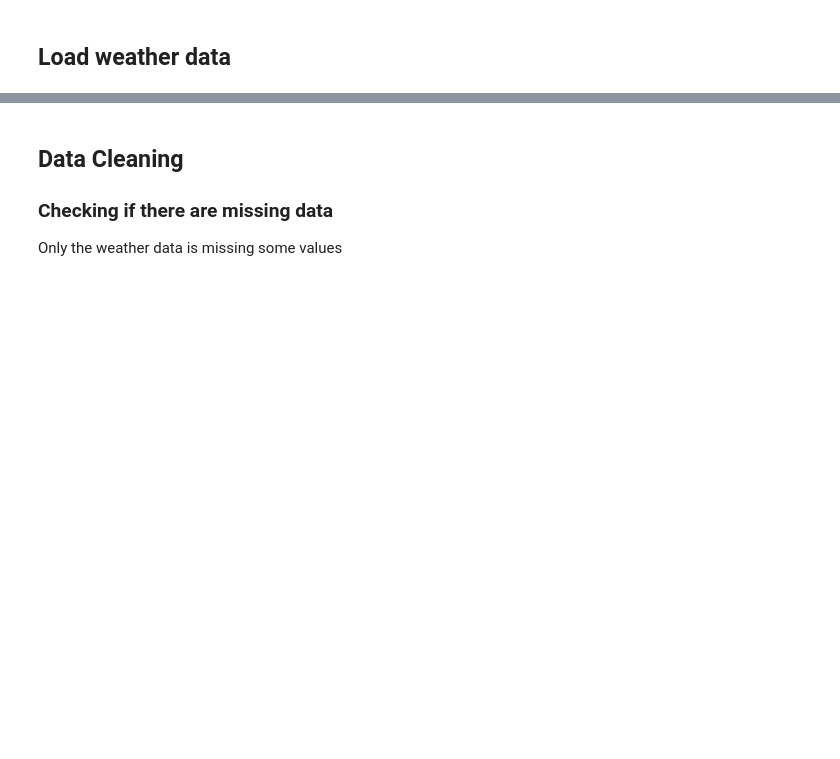
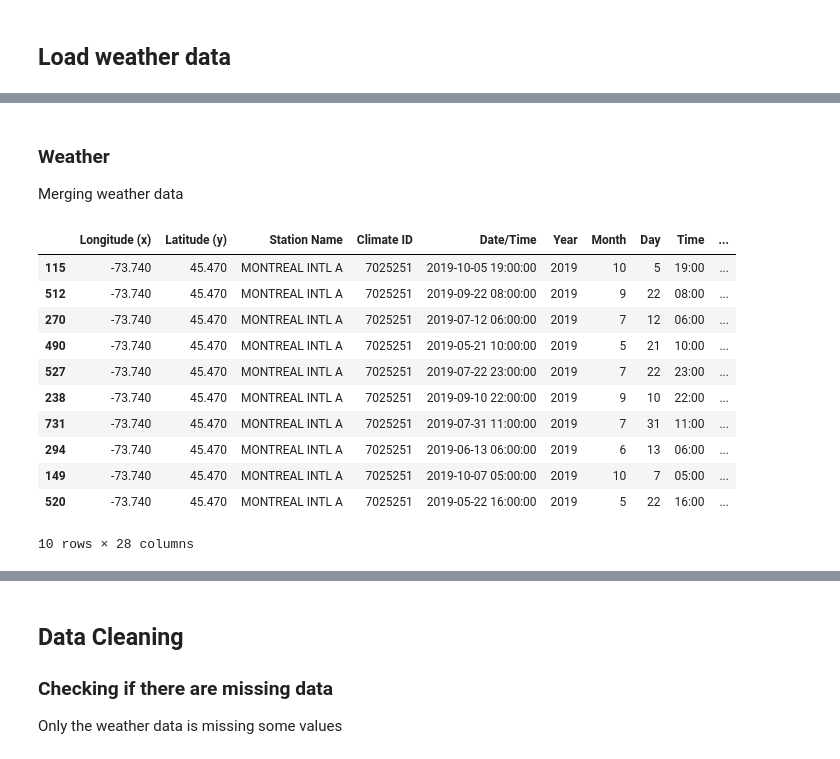
Before and after one commit to Star-Shopping/comp432-bixi-ml, a Jupyter notebook: BIXI.ipynb, the cells around one changed output, grey strips where cells are left out. Drawn from its saved outputs; the diff is of its cells as text; code cells hidden in the pictures; blank space fills up the shorter version.

```diff
--- a/BIXI.ipynb
+++ b/BIXI.ipynb
@@ -82,0 +101,20 @@ weather_2019_04
+# %% [markdown]
+### Weather
+
+Merging weather data
+# %%
+weather_2019_all = pd.concat([weather_2019_04, weather_2019_05, weather_2019_06, weather_2019_07, weather_2019_08, weather_2019_09, weather_2019_10])
+weather_2019_all.sample(10)
+# %% [output]
+|  | Longitude (x) | Latitude (y) | Station Name | Climate ID | Date/Time | Year | Month | Day | Time | ... |
+| 115 | -73.740 | 45.470 | MONTREAL INTL A | 7025251 | 2019-10-05 19:00:00 | 2019 | 10 | 5 | 19:00 | ... |
+| 512 | -73.740 | 45.470 | MONTREAL INTL A | 7025251 | 2019-09-22 08:00:00 | 2019 | 9 | 22 | 08:00 | ... |
+| 270 | -73.740 | 45.470 | MONTREAL INTL A | 7025251 | 2019-07-12 06:00:00 | 2019 | 7 | 12 | 06:00 | ... |
+| 490 | -73.740 | 45.470 | MONTREAL INTL A | 7025251 | 2019-05-21 10:00:00 | 2019 | 5 | 21 | 10:00 | ... |
+| 527 | -73.740 | 45.470 | MONTREAL INTL A | 7025251 | 2019-07-22 23:00:00 | 2019 | 7 | 22 | 23:00 | ... |
+| 238 | -73.740 | 45.470 | MONTREAL INTL A | 7025251 | 2019-09-10 22:00:00 | 2019 | 9 | 10 | 22:00 | ... |
+| 731 | -73.740 | 45.470 | MONTREAL INTL A | 7025251 | 2019-07-31 11:00:00 | 2019 | 7 | 31 | 11:00 | ... |
+| 294 | -73.740 | 45.470 | MONTREAL INTL A | 7025251 | 2019-06-13 06:00:00 | 2019 | 6 | 13 | 06:00 | ... |
+| 149 | -73.740 | 45.470 | MONTREAL INTL A | 7025251 | 2019-10-07 05:00:00 | 2019 | 10 | 7 | 05:00 | ... |
+| 520 | -73.740 | 45.470 | MONTREAL INTL A | 7025251 | 2019-05-22 16:00:00 | 2019 | 5 | 22 | 16:00 | ... |
+10 rows × 28 columns
```
Also changed, not shown: parts of 50 cells of this notebook.
